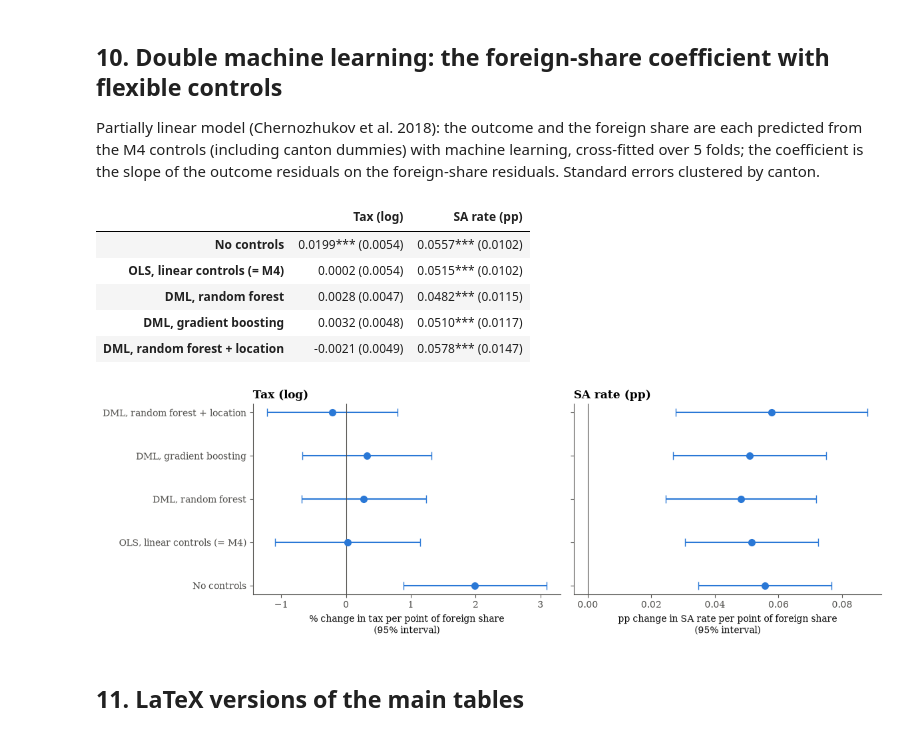
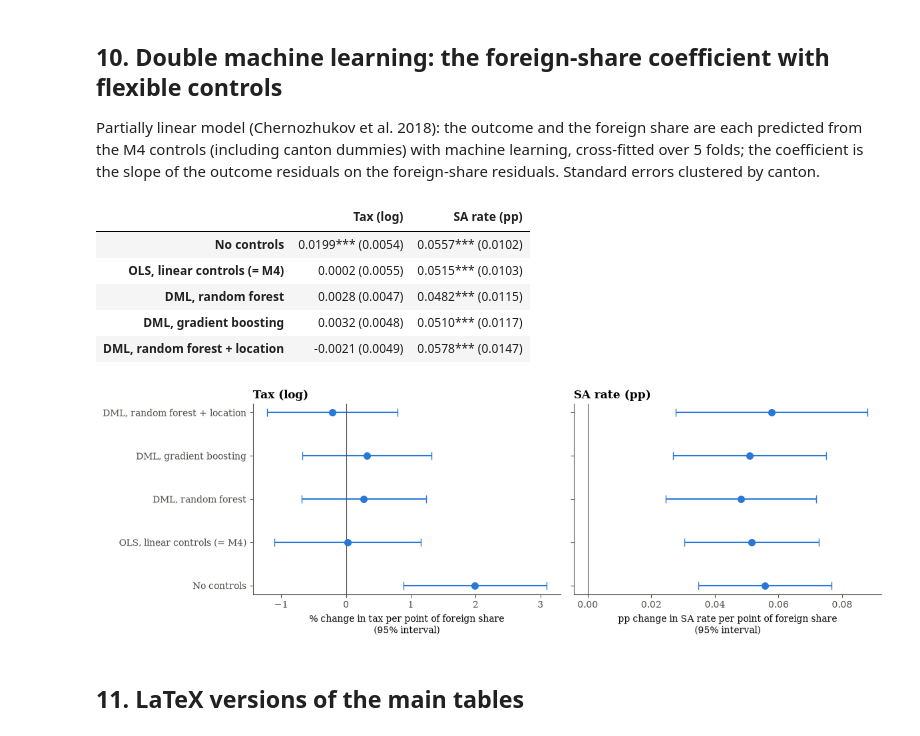
Before and after one commit to bousmarc/ADA-Project, a Jupyter notebook: notebooks/05_machine_learning.ipynb, the cells around one changed output. Saved outputs shown, nothing was run; the diff lists cells and outputs as text; code cells hidden in the pictures.

```diff
--- a/notebooks/05_machine_learning.ipynb
+++ b/notebooks/05_machine_learning.ipynb
@@ -575,6 +586,9 @@ plt.show()
 Partially linear model (Chernozhukov et al. 2018): the outcome and the foreign share are each predicted from the M4 controls (including canton dummies) with machine learning, cross-fitted over 5 folds; the coefficient is the slope of the outcome residuals on the foreign-share residuals. Standard errors clustered by canton.
 # %%
 from scipy import stats
+import doubleml as dml
+import statsmodels.api as sm
+from sklearn.base import clone
 
 
 def dml_controls(data, location=False):
@@ -587,78 +601,87 @@ def dml_controls(data, location=False):
     return pd.concat(parts, axis=1)
 
 
-def residuals(model, X, target, cross_fit):
-    """What is left of `target` after predicting it from the controls X.
-    Cross-fitted: each commune is predicted by a model trained on the other folds."""
-    if model is None:                                   # no controls: just remove the mean
-        return target - target.mean()
-    if cross_fit:
-        folds = KFold(n_splits=5, shuffle=True, random_state=helpers.SEED)
-        return target - cross_val_predict(model, X, target, cv=folds, n_jobs=-1)
-    return target - model.fit(X, target).predict(X)
+def cross_fitted_residuals(model, X, y, d, seed=helpers.SEED):
+    """DoubleML, partially linear model: cross-fitted residuals of the outcome (y) and of the
+    foreign share (d). Each commune is predicted by a model trained on the other 4 folds
+    (5 random folds; the canton dummies stay among the controls)."""
+    frame = pd.concat([X.reset_index(drop=True), pd.DataFrame({"y": y, "d": d})], axis=1)
+    data = dml.DoubleMLData(frame, y_col="y", d_cols="d", x_cols=list(X.columns))
+    np.random.seed(seed)                                # DoubleML draws its folds with numpy's global generator
+    plr = dml.DoubleMLPLR(data, ml_l=clone(model), ml_m=clone(model), n_folds=5)
+    plr.fit(n_jobs_cv=-1)
+    y_res = y - plr.predictions["ml_l"][:, 0, 0]
+    d_res = d - plr.predictions["ml_m"][:, 0, 0]
+    return y_res, d_res, plr.coef[0]
 
 
 def effect_from_residuals(y_res, d_res, cantons):
-    """Regress the outcome residuals on the foreign-share residuals (Frisch-Waugh-Lovell);
-    standard error clustered by canton, p-value from a t-distribution with G-1 degrees of freedom."""
-    theta = (d_res @ y_res) / (d_res @ d_res)
-    scores = pd.Series(d_res * (y_res - theta * d_res)).groupby(cantons.to_numpy()).sum()
-    G = len(scores)
-    se = np.sqrt(G / (G - 1) * (scores**2).sum()) / (d_res @ d_res)
-    p = 2 * stats.t.sf(abs(theta / se), df=G - 1)
-    return theta, se, p
+    """Final step: regress the outcome residuals on the foreign-share residuals (Frisch-Waugh-Lovell).
+    Standard errors clustered by canton with a t-distribution, as everywhere in notebook 04.
+    (DoubleML's own clustered option splits the folds BY canton, so the canton dummies could not
+    be learned; its default standard errors ignore that communes of one canton are alike.)"""
+    fit = sm.OLS(y_res, d_res).fit(cov_type="cluster", cov_kwds={"groups": pd.factorize(cantons)[0]},
+                                   use_t=True)
+    return fit.params[0], fit.bse[0], fit.pvalues[0]
 
 
 forest_nuisance = RandomForestRegressor(n_estimators=200, max_features=0.33, min_samples_leaf=5,
                                         random_state=helpers.SEED)
 boosting_nuisance = HistGradientBoostingRegressor(max_iter=300, learning_rate=0.03, max_depth=3,
                                                   random_state=helpers.SEED)
-methods = {   # name: (model for the controls, cross-fitted?, with location?)
-    "No controls":                       (None, False, False),
-    "OLS, linear controls (= M4)":       (LinearRegression(), False, False),
-    "DML, random forest":                (forest_nuisance, True, False),
-    "DML, gradient boosting":            (boosting_nuisance, True, False),
-    "DML, random forest + location":     (forest_nuisance, True, True),
+linear_methods = {   # name: right-hand side of an OLS with canton-clustered SE (as in notebook 04)
+    "No controls": "foreign_share",
+    "OLS, linear controls (= M4)": helpers.M4_CONTROLS,
 }
+dml_methods = {      # name: (model for the controls, with location?)
+    "DML, random forest": (forest_nuisance, False),
+    "DML, gradient boosting": (boosting_nuisance, False),
+    "DML, random forest + location": (forest_nuisance, True),
+}
+methods = list(linear_methods) + list(dml_methods)
 
 rows, results = {}, []
 for label, sample, outcome in [("Tax (log)", tax_sample, "log_tax"),
                                ("SA rate (pp)", sa_sample, "sa_rate")]:
-    y = sample[outcome].to_numpy()
-    d = sample["foreign_share"].to_numpy()
-    for name, (model, cross_fit, location) in methods.items():
-        X = dml_controls(sample, location)
-        y_res = residuals(model, X, pd.Series(y), cross_fit).to_numpy()
-        d_res = residuals(model, X, pd.Series(d), cross_fit).to_numpy()
+    estimates = {}
+    for name, rhs in linear_methods.items():
+        fit = helpers.fit_clustered(f"{outcome} ~ {rhs}", sample)
+        estimates[name] = (fit.params["foreign_share"], fit.bse["foreign_share"], fit.pvalues["foreign_share"])
+    for name, (model, location) in dml_methods.items():
+        y_res, d_res, theta_doubleml = cross_fitted_residuals(
+            model, dml_controls(sample, location), sample[outcome].to_numpy(), sample["foreign_share"].to_numpy())
         theta, se, p = effect_from_residuals(y_res, d_res, sample["canton"])
+        assert abs(theta - theta_doubleml) < 1e-10, "final step does not reproduce DoubleML's estimate"
+        estimates[name] = (theta, se, p)
+    for name, (theta, se, p) in estimates.items():
         rows.setdefault(name, {})[label] = f"{theta:.4f}{helpers.stars(p)} ({se:.4f})"
         results.append({"outcome": label, "method": name, "coef": theta, "se": se, "p": p})
 
 table_dml = pd.DataFrame(rows).T
 table_dml.to_csv(OUT / "table_double_machine_learning.csv")
 display(table_dml)
 
 # Figure: the foreign-share coefficient by method, with 95% intervals
 results = pd.DataFrame(results)
 fig, axes = plt.subplots(1, 2, figsize=(12, 4), sharey=True)
 for ax, (label, scale, unit) in zip(axes, [("Tax (log)", 100, "% change in tax"),
                                            ("SA rate (pp)", 1, "pp change in SA rate")]):
     part = results[results["outcome"] == label].set_index("method").loc[list(methods)]
     t_crit = stats.t.ppf(0.975, df=25)
     ax.errorbar(part["coef"] * scale, range(len(part)), xerr=t_crit * part["se"] * scale,
                 fmt="o", color=helpers.COLORS["urban_rural"]["urban"], capsize=4, markersize=7)
     ax.axvline(0, color=helpers.INK["secondary"], linewidth=0.8)
     ax.set_yticks(range(len(part)), part.index)
     ax.invert_yaxis()
     ax.set_title(label)
     ax.set_xlabel(f"{unit} per point of foreign share\n(95% interval)")
 fig.tight_layout()
 helpers.save_figure(fig, OUT / "fig_double_machine_learning.png")
 plt.show()
 # %% [output]
 |  | Tax (log) | SA rate (pp) |
 | No controls | 0.0199*** (0.0054) | 0.0557*** (0.0102) |
-| OLS, linear controls (= M4) | 0.0002 (0.0054) | 0.0515*** (0.0102) |
+| OLS, linear controls (= M4) | 0.0002 (0.0055) | 0.0515*** (0.0103) |
 | DML, random forest | 0.0028 (0.0047) | 0.0482*** (0.0115) |
 | DML, gradient boosting | 0.0032 (0.0048) | 0.0510*** (0.0117) |
 | DML, random forest + location | -0.0021 (0.0049) | 0.0578*** (0.0147) |
```
Also changed, not shown: parts of 1 cell of this notebook, 25 other files.
